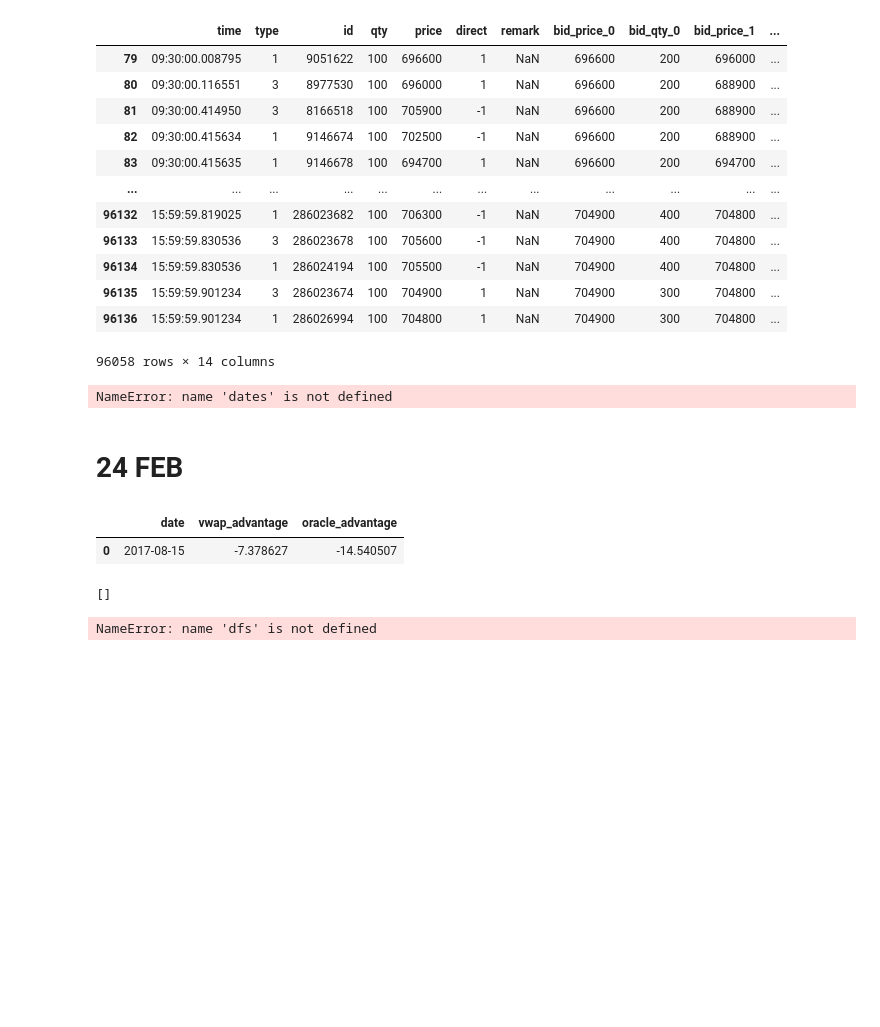
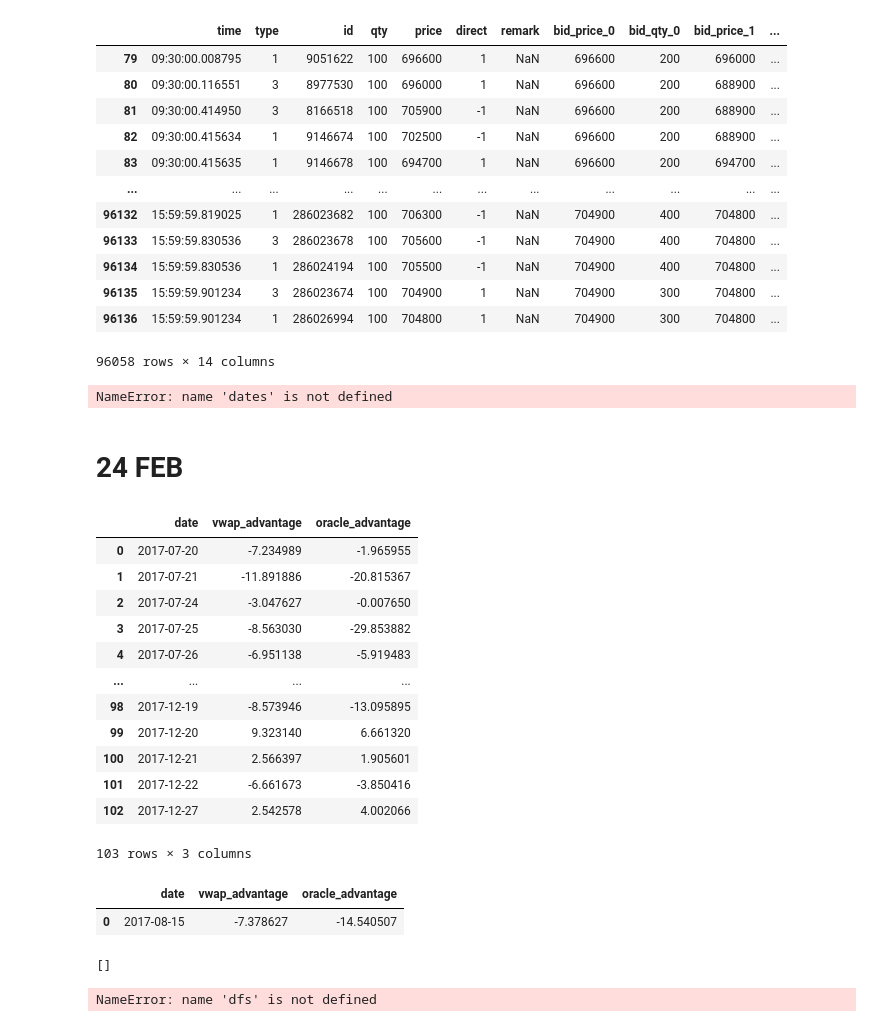
Before and after one commit to KangOxford/IntradayVoume, a Jupyter notebook: codes/loong copy 4.ipynb, the cells around one changed output. Saved outputs shown, nothing was run; the diff lists cells and outputs as text; code cells hidden in the pictures; blank space fills up the shorter version.

```diff
--- a/codes/loong copy 4.ipynb
+++ b/codes/loong copy 4.ipynb
@@ -792,33 +792,48 @@ for i in tqdm(range(len(obs))):
 
         # revenue
         def f(x, string):
             qty = x[string]
             levels = [('bid_price_0', 'bid_qty_0'), ('bid_price_1', 'bid_qty_1'), ('bid_price_2', 'bid_qty_2')]
             price, accumulated_qty = 0, 0
 
             for ask, level_qty in levels:
                 if qty <= accumulated_qty + x[level_qty]:
                     return price + (qty - accumulated_qty) * x[ask]
                 price += x[level_qty] * x[ask]
                 accumulated_qty += x[level_qty]
 
             raise NotImplementedError
 
 
 
         for s in ['vwap','oracle','rm','twap']:
             dfa[s+'_revenue'] = dfa.apply(lambda x: f(x,s),axis=1)
 
         # results
         dfs = dfa.sum()
         vwap_advantage = (dfs.vwap_revenue - dfs.rm_revenue) / dfs.rm_revenue * 1e4
         oracle_advantage = (dfs.oracle_revenue - dfs.rm_revenue) / dfs.rm_revenue * 1e4
         result = [date, vwap_advantage, oracle_advantage]
         results.append(result)
 
     except:
         pass
 dff = pd.DataFrame(results, columns=['date', 'vwap_advantage', 'oracle_advantage'])
+dff
+# %% [output]
+|  | date | vwap_advantage | oracle_advantage |
+| 0 | 2017-07-20 | -7.234989 | -1.965955 |
+| 1 | 2017-07-21 | -11.891886 | -20.815367 |
+| 2 | 2017-07-24 | -3.047627 | -0.007650 |
+| 3 | 2017-07-25 | -8.563030 | -29.853882 |
+| 4 | 2017-07-26 | -6.951138 | -5.919483 |
+| ... | ... | ... | ... |
+| 98 | 2017-12-19 | -8.573946 | -13.095895 |
+| 99 | 2017-12-20 | 9.323140 | 6.661320 |
+| 100 | 2017-12-21 | 2.566397 | 1.905601 |
+| 101 | 2017-12-22 | -6.661673 | -3.850416 |
+| 102 | 2017-12-27 | 2.542578 | 4.002066 |
+103 rows × 3 columns
 # %%
 dff
 # %% [output]
```
Also changed, not shown: 3 other files.
